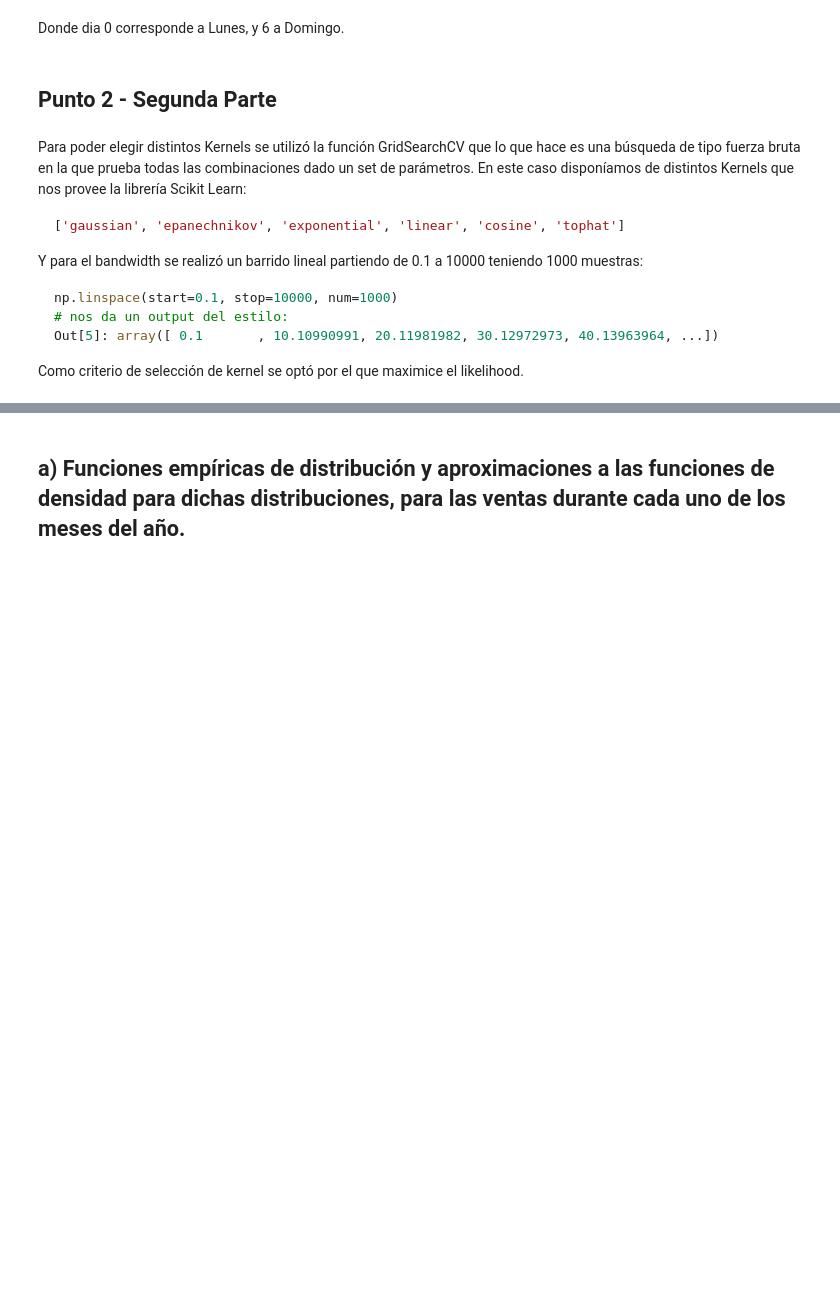
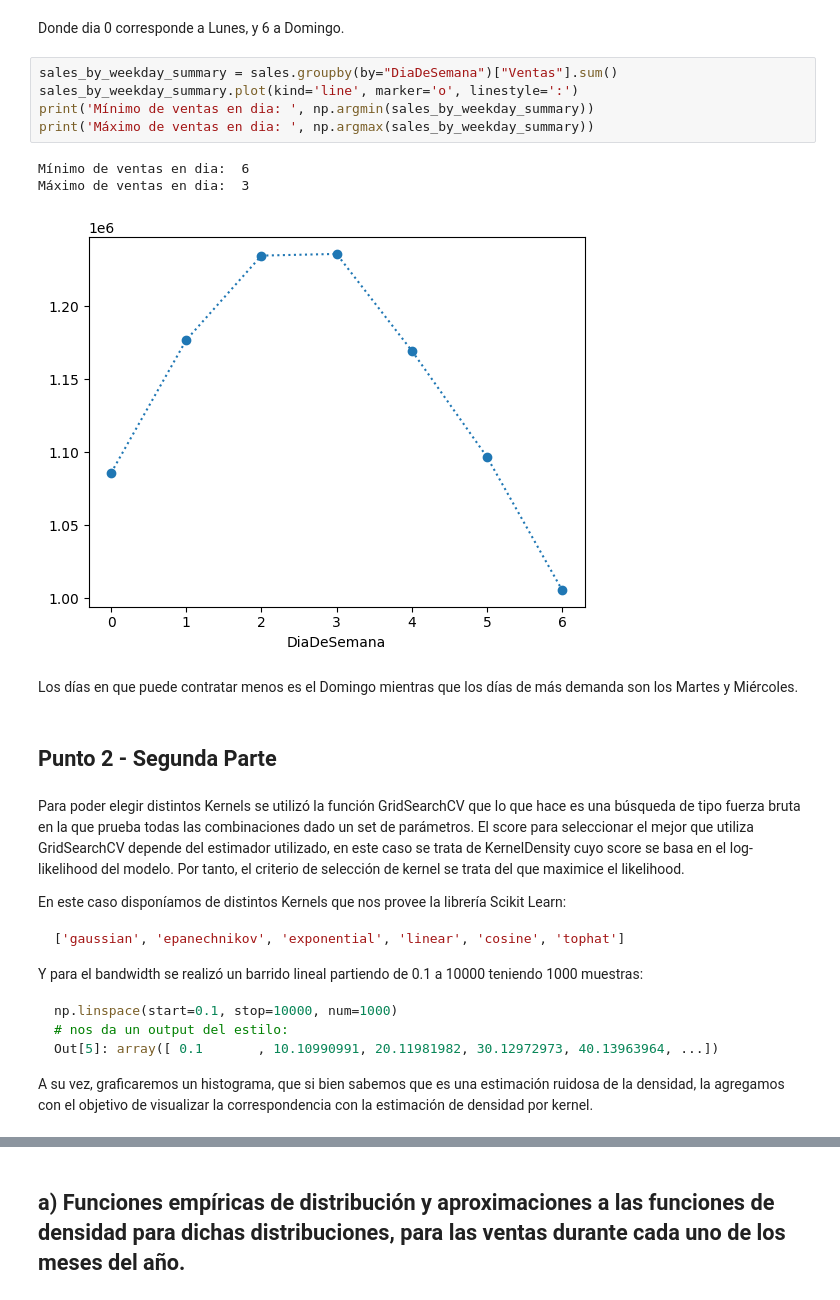
Before and after one commit to gx-ceia-tps/tp2-peia, a Jupyter notebook: tp2-peia-project/tp2-peia-p2.ipynb, the cells around one changed output, grey strips where cells are left out. Cells and saved outputs as stored; diff of their text form; blank space fills up the shorter version.

````diff
--- a/tp2-peia-project/tp2-peia-p2.ipynb
+++ b/tp2-peia-project/tp2-peia-p2.ipynb
@@ -135,10 +147,24 @@ plot_sales(sales_per_weekday,  weekday_sale_plot_fun , title='Dia de semana')
 [figure]
 # %% [markdown]
 Donde dia 0 corresponde a Lunes, y 6 a Domingo.
+# %%
+sales_by_weekday_summary = sales.groupby(by="DiaDeSemana")["Ventas"].sum()
+sales_by_weekday_summary.plot(kind='line', marker='o', linestyle=':')
+print('Mínimo de ventas en dia: ', np.argmin(sales_by_weekday_summary))
+print('Máximo de ventas en dia: ', np.argmax(sales_by_weekday_summary))
+# %% [output]
+Mínimo de ventas en dia:  6
+Máximo de ventas en dia:  3
+[figure, added]
+# %% [markdown]
+Los días en que puede contratar menos es el Domingo mientras que los días de más demanda son los Martes y Miércoles.
 # %% [markdown]
 ## Punto 2 - Segunda Parte
 # %% [markdown]
 Para poder elegir distintos Kernels se utilizó la función GridSearchCV que lo que hace es una búsqueda de tipo fuerza bruta en la que prueba todas las combinaciones dado un set de parámetros.
+El score para seleccionar el mejor que utiliza GridSearchCV depende del estimador utilizado, en este caso se trata de KernelDensity cuyo score se basa en el log-likelihood del modelo.
+Por tanto, el criterio de selección de kernel se trata del que maximice el likelihood.
+
 En este caso disponíamos de distintos Kernels que nos provee la librería Scikit Learn:
 ```python
 ['gaussian', 'epanechnikov', 'exponential', 'linear', 'cosine', 'tophat']
@@ -151,9 +177,7 @@ np.linspace(start=0.1, stop=10000, num=1000)
 Out[5]: array([ 0.1       , 10.10990991, 20.11981982, 30.12972973, 40.13963964, ...])
 ```
 
-
-
-Como criterio de selección de kernel se optó por el que maximice el likelihood.
+A su vez, graficaremos un histograma, que si bien sabemos que es una estimación ruidosa de la densidad, la agregamos con el objetivo de visualizar la correspondencia con la estimación de densidad por kernel.
 # %%
 # --- Turning off warnings for grid search
 import warnings
````
Also changed, not shown: parts of 5 cells of this notebook, 1 other file.
